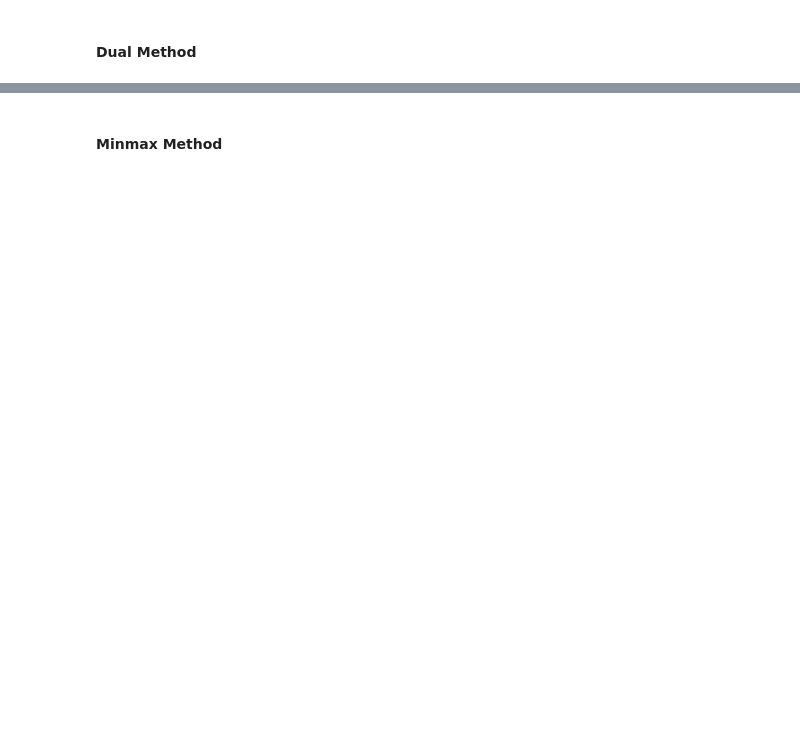
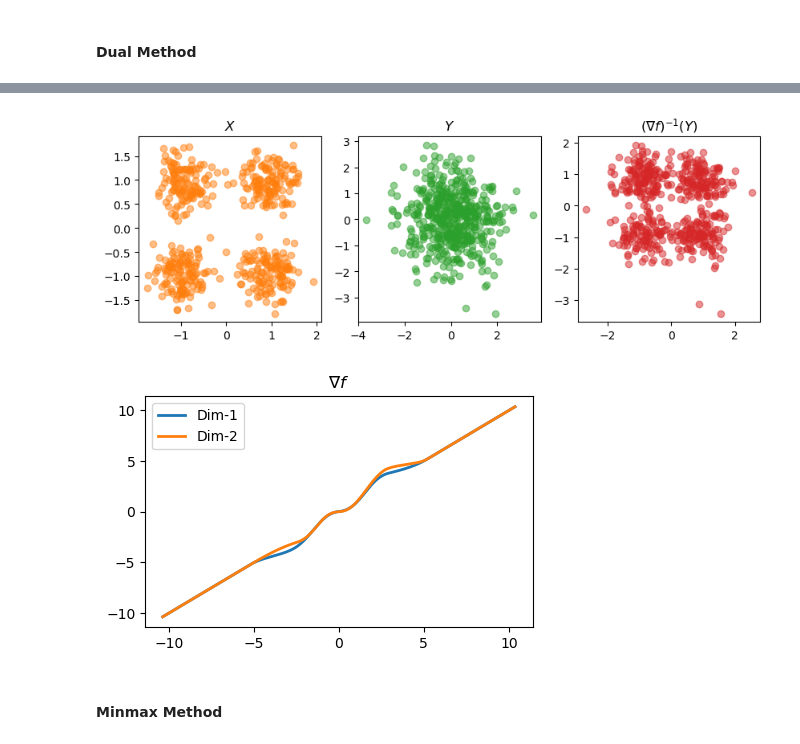
Before and after one commit to medhaaga/OT_flow, a Jupyter notebook: potential_flows/flow/diagonal_maps.ipynb, the cells around one changed output, grey strips where cells are left out. Drawn from its saved outputs; the diff is of its cells as text; code cells hidden in the pictures; blank space fills up the shorter version.

```diff
--- a/potential_flows/flow/diagonal_maps.ipynb
+++ b/potential_flows/flow/diagonal_maps.ipynb
@@ -193,0 +201,2 @@ OT_Trainer.potential_flow.plot_flow()
+# %%
+OT_Trainer.potential_flow = torch.load(OT_Trainer.exp_dir+'/best_flow.t')
@@ -206,3 +219,9 @@ plt.show()
+# %%
+OT_Trainer.args.show_the_plot=True
+OT_Trainer.save_figure()
+# %% [output]
+[figure, added]
+[figure, added]
 # %% [markdown]
 #### Minmax Method
 # %%
```
Also changed, not shown: parts of 40 cells of this notebook, 7 other files.
